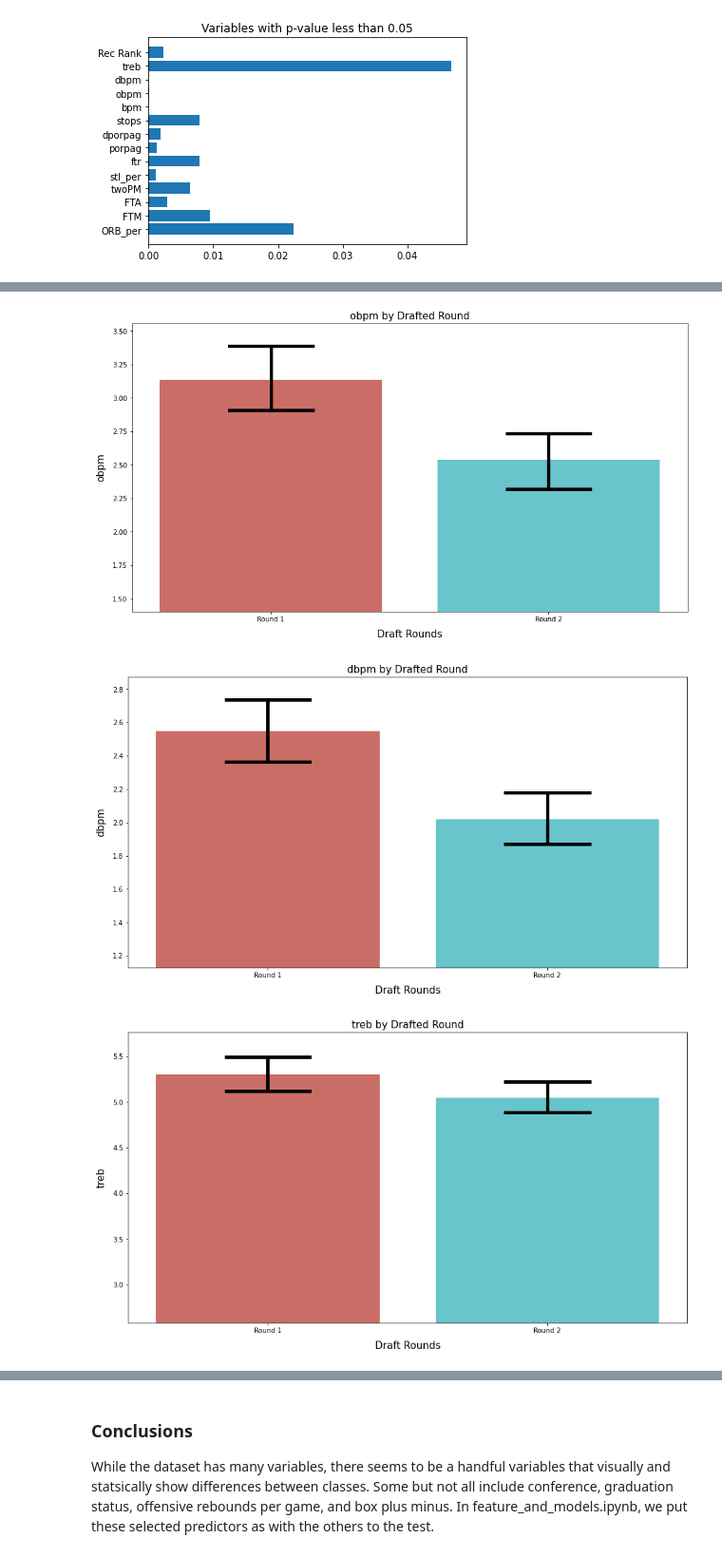
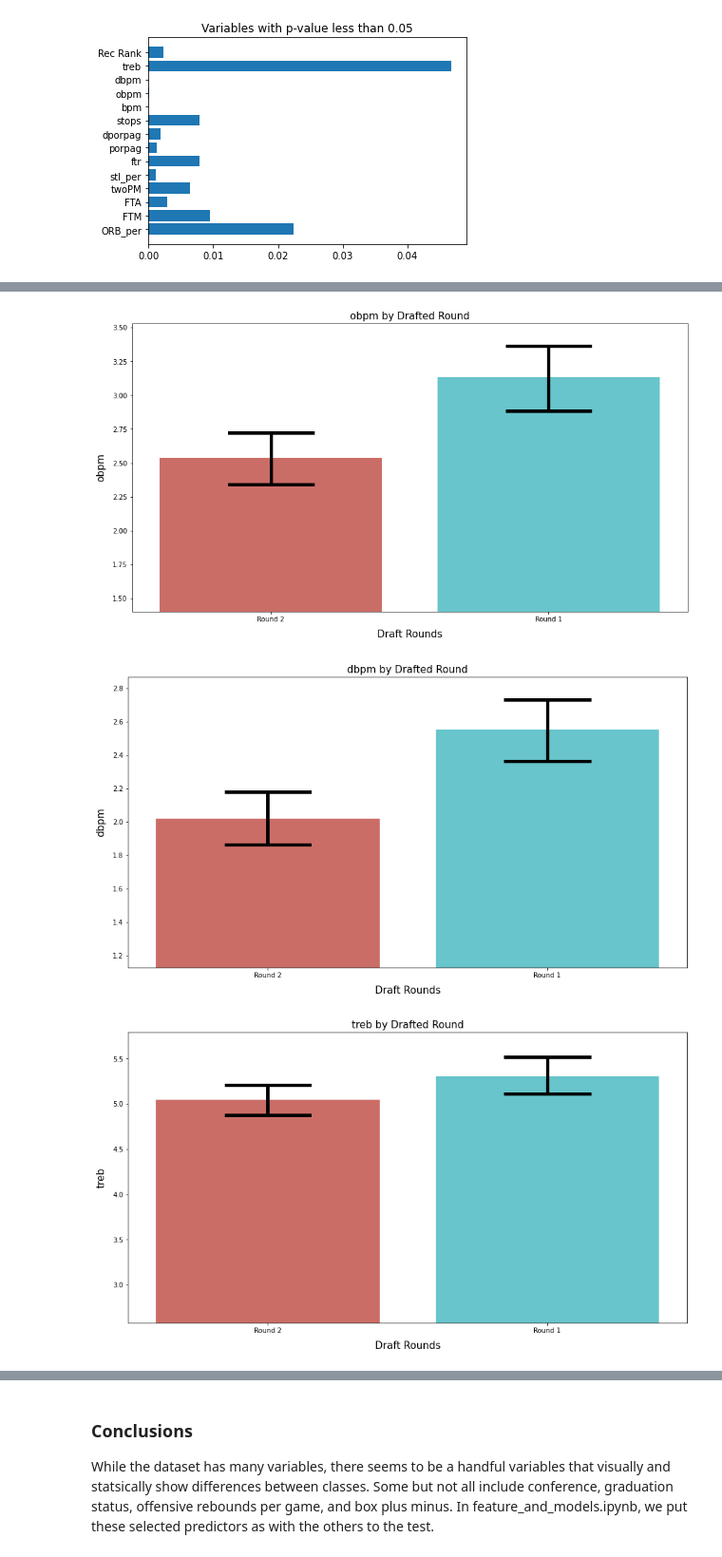
Before and after one commit to bc0119/NBA_Draft_Prediction, a Jupyter notebook: data_cleaning_EDA.ipynb, the cells around one changed output, grey strips where cells are left out. Shown at 95% size. Cells and saved outputs as stored; diff of their text form; code cells hidden in the pictures.

```diff
--- a/data_cleaning_EDA.ipynb
+++ b/data_cleaning_EDA.ipynb
@@ -62,7 +62,7 @@ data.head()
 data.rename(columns={'Unnamed: 64': 'Position'}, inplace=True)
 # %%
 # Creating the target class (Round 1 value and Round 2 value)
-data['Class'] = data.ROUND.apply(lambda x: 1 if x == 1 else 2)
+data['Class'] = data.ROUND.apply(lambda x: 1 if x == 1 else 0)
 # %%
 data
 # %% [output]
@@ -111,7 +111,7 @@ memory usage: 569.4+ KB
 first_round = data[data.Class == 1]
 
 # Second Round Picks
-second_round = data[data.Class == 2]
+second_round = data[data.Class == 0]
 # %%
 first_round
 # %% [output]
@@ -378,7 +378,7 @@ for i in names:
     plt.title('{} by Drafted Round'.format(i), fontsize=15)
     plt.xlabel('Draft Rounds', fontsize=15, labelpad=10)
     plt.ylabel(i, fontsize=15, labelpad=10)
-    plt.xticks(ticks=[0,1], labels=['Round 1', 'Round 2'])
+    plt.xticks(ticks=[0,1], labels=['Round 2', 'Round 1'])
     plt.ylim(data[i].mean()*0.5)
     plt.show()
 # %% [output]
@@ -395,3 +395,3 @@ for i in names:
-[figure, old version]
+[figure, new version]
-[figure, old version]
+[figure, new version]
-[figure, old version]
+[figure, new version]
```
Also changed, not shown: parts of 4 cells of this notebook, 6 other files.
